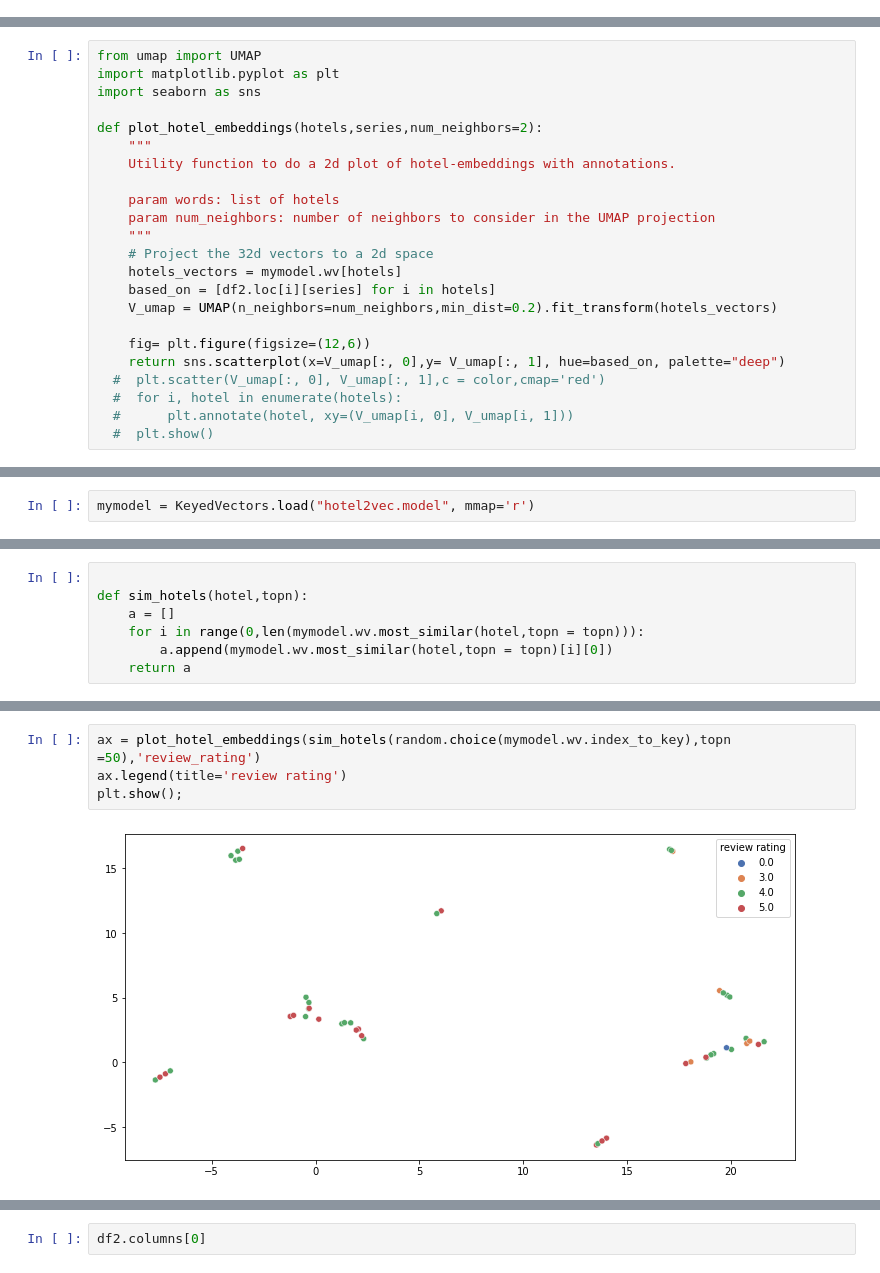
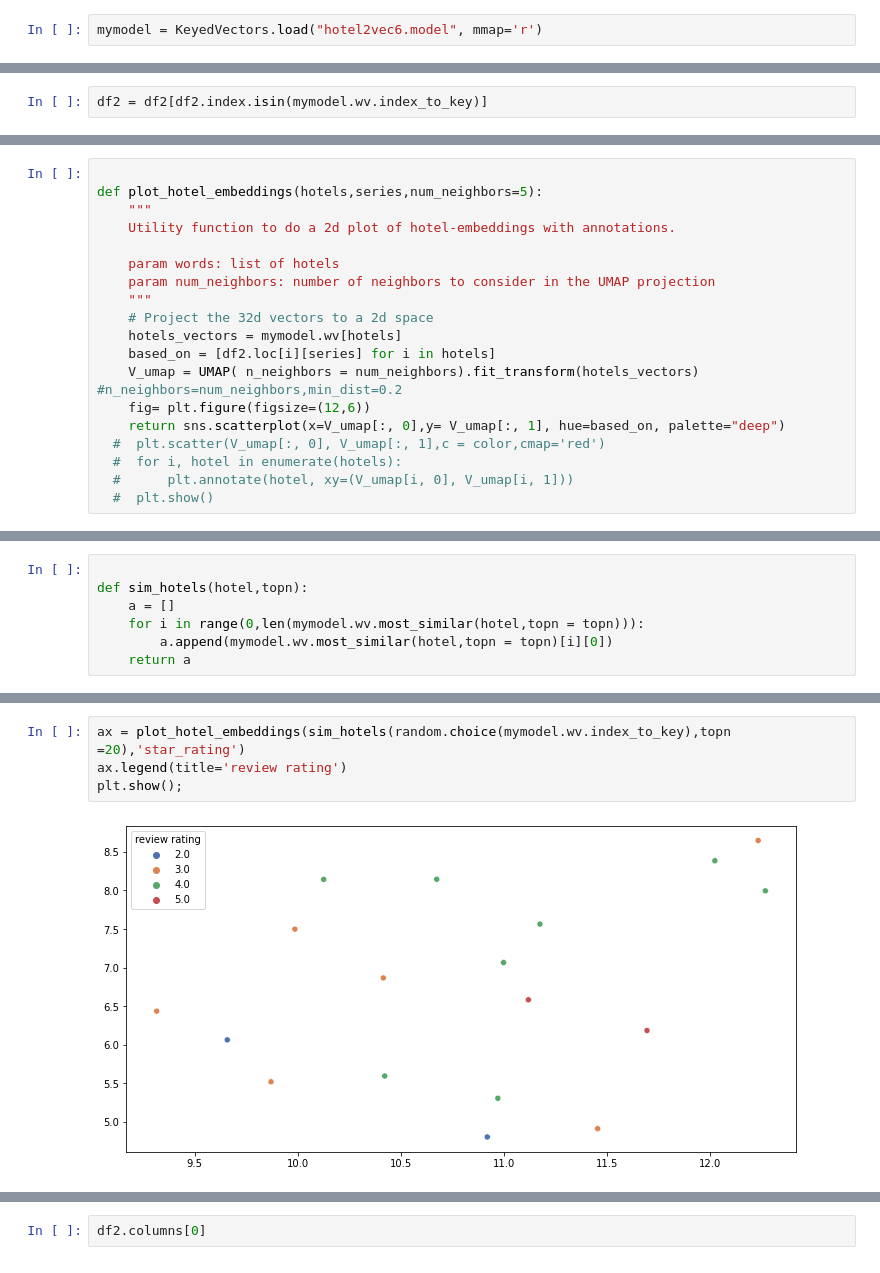
Before and after one commit to zetdata7/Hotel-Recommendations, a Jupyter notebook: Visualization preperations.ipynb, the cells around one changed output, grey strips where cells are left out. Saved outputs shown, nothing was run; the diff lists cells and outputs as text.

```diff
--- a/Visualization preperations.ipynb
+++ b/Visualization preperations.ipynb
@@ -238,0 +242,2 @@ Name: 1481502, dtype: float64
+# %%
+mymodel = KeyedVectors.load("hotel2vec6.model", mmap='r')
@@ -238,0 +268,2 @@ Name: 1481502, dtype: float64
+# %%
+df2 = df2[df2.index.isin(mymodel.wv.index_to_key)]
@@ -239,9 +289,6 @@ Name: 1481502, dtype: float64
 # %%
-from umap import UMAP
-import matplotlib.pyplot as plt
-import seaborn as sns
 
-def plot_hotel_embeddings(hotels,series,num_neighbors=2):
+def plot_hotel_embeddings(hotels,series,num_neighbors=5):
     """
     Utility function to do a 2d plot of hotel-embeddings with annotations.
 
@@ -251,8 +298,8 @@ def plot_hotel_embeddings(hotels,series,num_neighbors=2):
     # Project the 32d vectors to a 2d space
     hotels_vectors = mymodel.wv[hotels]
     based_on = [df2.loc[i][series] for i in hotels]
-    V_umap = UMAP(n_neighbors=num_neighbors,min_dist=0.2).fit_transform(hotels_vectors)
-
+    V_umap = UMAP( n_neighbors = num_neighbors).fit_transform(hotels_vectors)
+#n_neighbors=num_neighbors,min_dist=0.2
     fig= plt.figure(figsize=(12,6))
     return sns.scatterplot(x=V_umap[:, 0],y= V_umap[:, 1], hue=based_on, palette="deep")
   #  plt.scatter(V_umap[:, 0], V_umap[:, 1],c = color,cmap='red')
@@ -265,5 +309,3 @@ from gensim.models import Word2Vec
-# %%
-mymodel = KeyedVectors.load("hotel2vec.model", mmap='r')
 # %%
 mymodel.wv
 # %% [output]
@@ -347,6 +423,6 @@ Name: 2287779, dtype: float64
 # %%
-ax = plot_hotel_embeddings(sim_hotels(random.choice(mymodel.wv.index_to_key),topn =50),'review_rating')
+ax = plot_hotel_embeddings(sim_hotels(random.choice(mymodel.wv.index_to_key),topn =20),'star_rating')
 ax.legend(title='review rating')
 plt.show();
 # %% [output]
-[figure, old version]
+[figure, new version]
```
Also changed, not shown: parts of 41 cells of this notebook.
